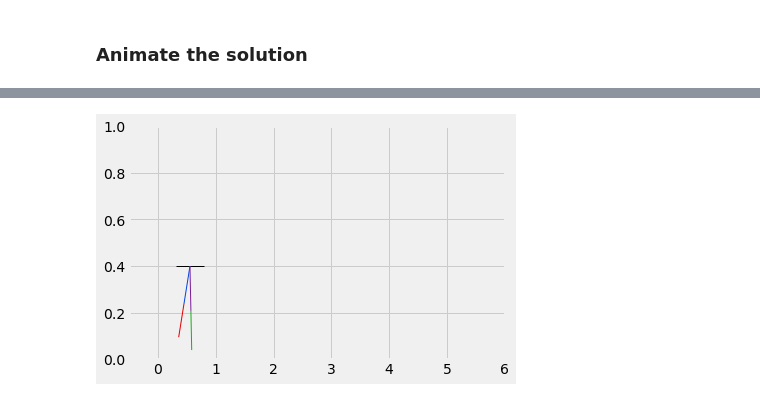
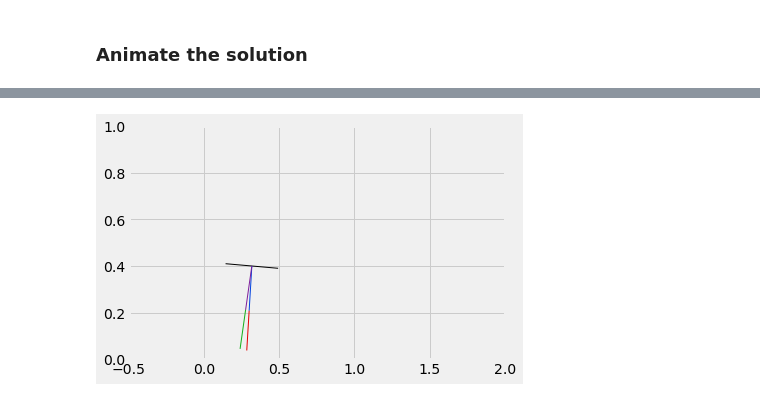
Before and after one commit to emperor-maroond/robotics_masters, a Jupyter notebook: Optimisation_Code/optimisation_freebod.ipynb, the cells around one changed output, grey strips where cells are left out. Cells and saved outputs as stored; diff of their text form; code cells hidden in the pictures.

```diff
--- a/Optimisation_Code/optimisation_freebod.ipynb
+++ b/Optimisation_Code/optimisation_freebod.ipynb
@@ -30,7 +30,7 @@ m.kN = RangeSet(kN) # Set the range of the bucket nodes
 mass_b = 1 # Mass of the base
 mass_l = 0.3 # Mass of the links
 mass_l2 = 0.25
-len_b = 0.5 # Length of the base
+len_b = 0.35 # Length of the base
 len_l = 0.1928 # Length of the legs
 
 m.damping = 90 # Damping force working on the piston
@@ -275,7 +275,7 @@ m.dq0 = Var(m.N, m.DOF) # velocity
 m.tt = Var(m.N, m.cN, bounds = (0, None))
 m.tt0 = Var(m.N, bounds = (0, None))
 
-m.h = Var(m.N, bounds = (0.01, 0.05))
+m.h = Var(m.N, bounds = (0.001, 0.05))
 # m.h = Var(m.N, bounds = (0.001, 0.01))
 
 a = [[0.19681547722366, 0.39442431473909, 0.37640306270047],
@@ -1052,7 +1052,7 @@ for n in range(1,N+1):
         #Randomizing Q Matrix
         m.q[n,c,'x'].value          = Domain[n-1] + np.random.uniform(-0.25,0.25)
         m.q[n,c,'z'].value          = Range[n-1] + np.random.uniform(-0.25,0.25)
-        m.q[n,c,'theta_b'].value    = np.random.uniform(-np.pi/2,np.pi/2)
+        m.q[n,c,'theta_b'].value    = np.random.uniform(0.0,np.pi/2)
         m.q[n,c,'theta_l_L'].value  = np.random.uniform(0.0,np.pi/2)
         m.q[n,c,'r_L'].value        = np.random.uniform(0.0,len_l)
         m.q[n,c,'theta_l_R'].value  = np.random.uniform(0.0,np.pi/2)
@@ -1487,14 +1518,14 @@ results = opt.solve(m, tee=True)
 
 def CostFun(m):
     return sum((m.tau_a_L[n]**2 + m.tau_a_R[n]**2) for n in range(1,N+1)) #Minimum total actuator force and torque
-m.Cost = Objective(rule = CostFun)
+# m.Cost = Objective(rule = CostFun)
 
 def CostFunction(m):
     sum_time = 0
     for n in range(1,N+1):
         sum_time = sum_time + hm*m.h[n]
     return sum_time
-#m.Cost = Objective(rule = CostFunction)
+m.Cost = Objective(rule = CostFunction)
 
 #loop solve with proper objective
 for i in range(0,4):
@@ -1543,7 +1574,7 @@ fig1, ax1 = plt.subplots(1,1) #create axes
 
 def plot_robot(i,m,ax): #update function for animation
     ax.clear()
-    ax.set_xlim([-0.5,6])
+    ax.set_xlim([-0.5,2])
     ax.set_ylim([0,1])
 
     #plot body
@@ -1564,34 +1595,34 @@ def plot_robot(i,m,ax): #update function for animation
     #plot leg
     leg_xt2_L = m.q0[i,'x'].value + m.ll2*cos(m.q0[i,'theta_l_L'].value)
     leg_yt2_L = m.q0[i,'z'].value - m.ll2*sin(m.q0[i,'theta_l_L'].value)
     leg_xb2_L = m.q0[i,'x'].value + (m.ll2 + m.q0[i,'r_L'].value)*cos(m.q0[i,'theta_l_L'].value)
     leg_yb2_L = m.q0[i,'z'].value - (m.ll2 + m.q0[i,'r_L'].value)*sin(m.q0[i,'theta_l_L'].value)
     ax.plot([leg_xt2_L,leg_xb2_L],[leg_yt2_L,leg_yb2_L],color='xkcd:red',linewidth=1)
 
     # right---------------------------------------------------------------------------------------------------
     #plot leg
     leg_xt1_R = m.q0[i,'x'].value
     leg_yt1_R = m.q0[i,'z'].value
     leg_xb1_R = m.q0[i,'x'].value + m.ll1*cos(m.q0[i,'theta_l_R'].value)
     leg_yb1_R = m.q0[i,'z'].value - m.ll1*sin(m.q0[i,'theta_l_R'].value)
     ax.plot([leg_xt1_R,leg_xb1_R],[leg_yt1_R,leg_yb1_R],color='xkcd:purple',linewidth=1)
 
     #plot leg
     leg_xt2_R = m.q0[i,'x'].value + m.ll2*cos(m.q0[i,'theta_l_R'].value)
     leg_yt2_R = m.q0[i,'z'].value - m.ll2*sin(m.q0[i,'theta_l_R'].value)
     leg_xb2_R = m.q0[i,'x'].value + (m.ll2 + m.q0[i,'r_R'].value)*cos(m.q0[i,'theta_l_R'].value)
     leg_yb2_R = m.q0[i,'z'].value - (m.ll2 + m.q0[i,'r_R'].value)*sin(m.q0[i,'theta_l_R'].value)
     ax.plot([leg_xt2_R,leg_xb2_R],[leg_yt2_R,leg_yb2_R],color='xkcd:green',linewidth=1)
 
 update = lambda i: plot_robot(i,m,ax1) #lambdify update function
 
 animate = ani.FuncAnimation(fig1,update,range(1,N+1),interval = 50,repeat=False)
 
 HTML(animate.to_jshtml())
 #HTML(animate.to_html5_video())
 # %% [output]
 [interactive output not drawn]
-[figure, old version]
+[figure, new version]
 # %%
 plt.axes()
 plt.grid(True)
```
Also changed, not shown: parts of 13 cells of this notebook, 2 other files.
